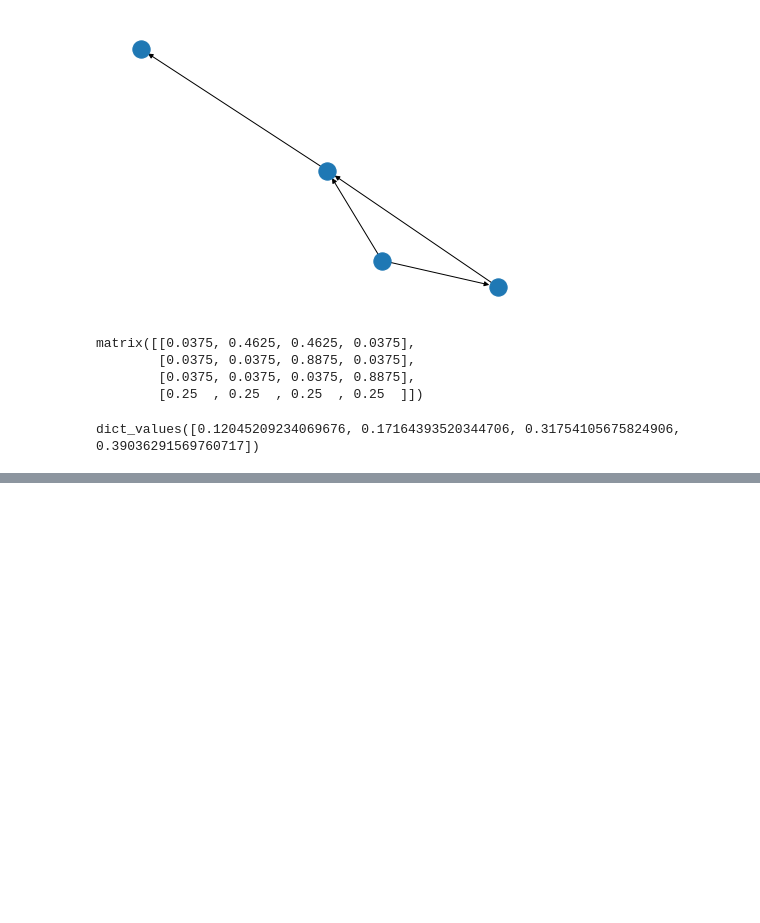
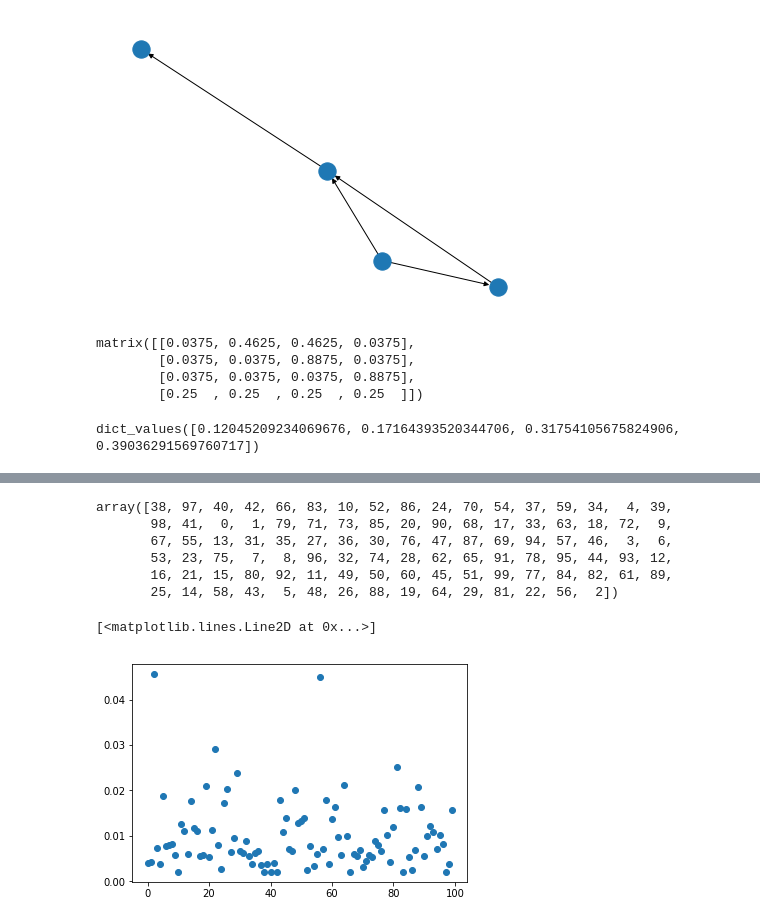
Before and after one commit to klavins/EE502P, a Jupyter notebook: 8.Probability.ipynb, the cells around one changed output, grey strips where cells are left out. Drawn from its saved outputs; the diff is of its cells as text; code cells hidden in the pictures; blank space fills up the shorter version.

```diff
--- a/8.Probability.ipynb
+++ b/8.Probability.ipynb
@@ -1231,0 +1234,16 @@ plt.imshow(nx.google_matrix(G));
+# %%
+vals = np.array(list(nx.pagerank(G).values()))
+ranks = vals.argsort()
+ranks
+# %% [output]
+array([38, 97, 40, 42, 66, 83, 10, 52, 86, 24, 70, 54, 37, 59, 34,  4, 39,
+       98, 41,  0,  1, 79, 71, 73, 85, 20, 90, 68, 17, 33, 63, 18, 72,  9,
+       67, 55, 13, 31, 35, 27, 36, 30, 76, 47, 87, 69, 94, 57, 46,  3,  6,
+       53, 23, 75,  7,  8, 96, 32, 74, 28, 62, 65, 91, 78, 95, 44, 93, 12,
+       16, 21, 15, 80, 92, 11, 49, 50, 60, 45, 51, 99, 77, 84, 82, 61, 89,
+       25, 14, 58, 43,  5, 48, 26, 88, 19, 64, 29, 81, 22, 56,  2])
+# %%
+plt.plot(vals,'o')
+# %% [output]
+[<matplotlib.lines.Line2D at 0x...>]
+[figure, added]
```
Also changed, not shown: parts of 4 cells of this notebook, 8 other files.
